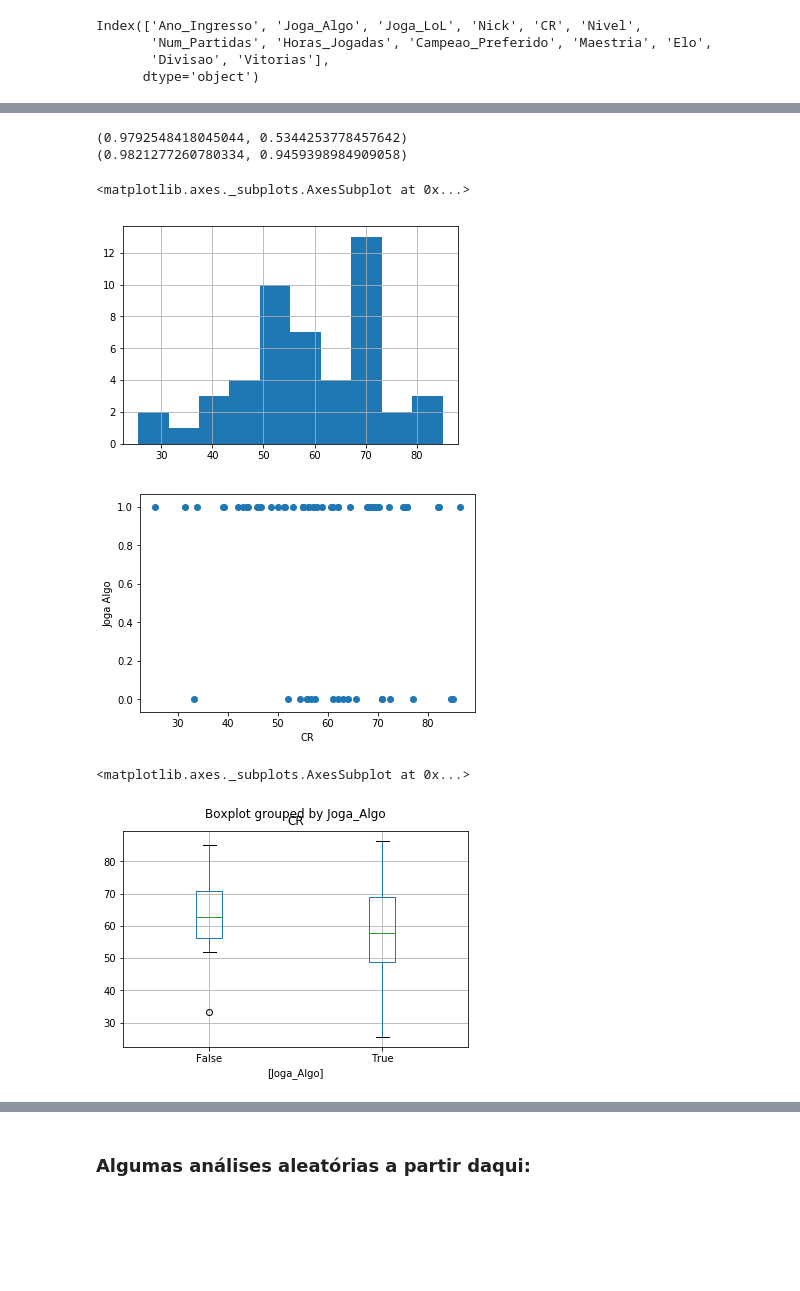
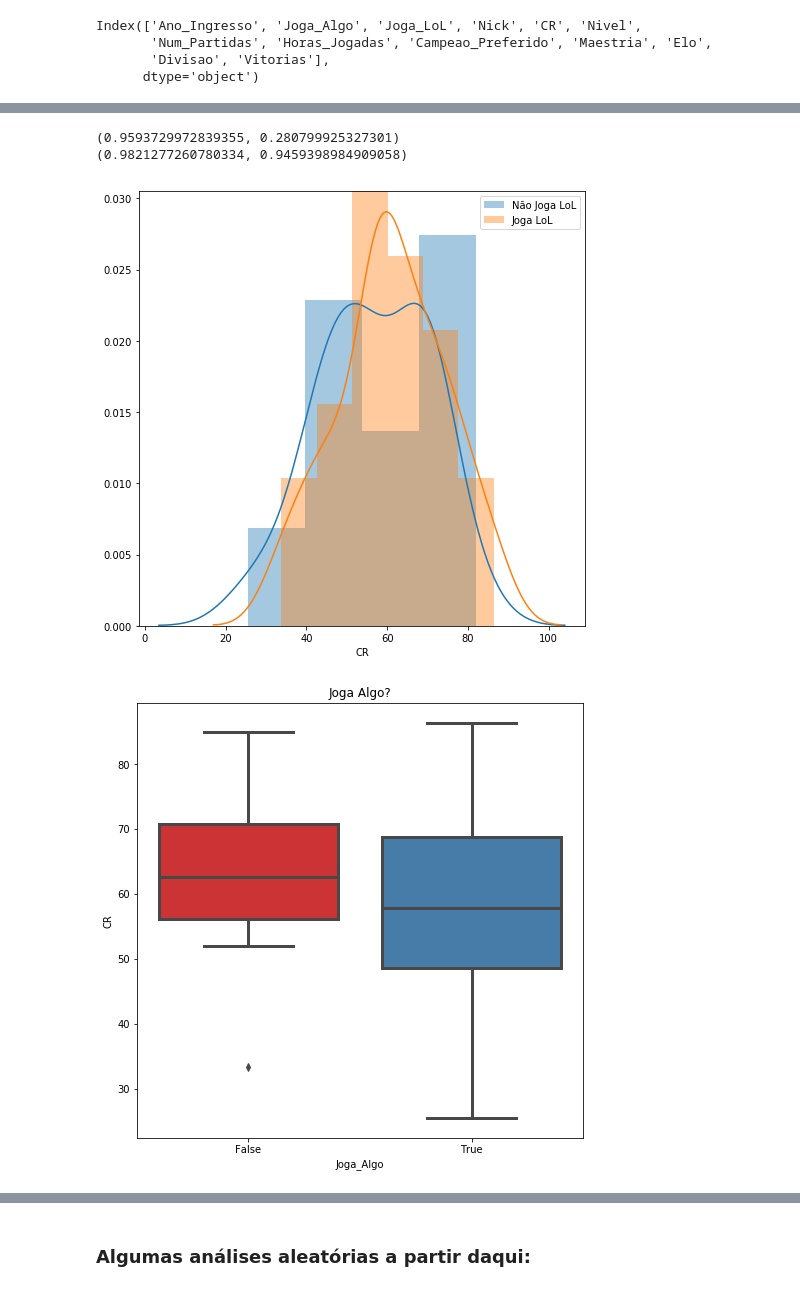
Before and after one commit to mgiovani/TopicosIC, a Jupyter notebook: Em Grupo/Trabalho Intermediário/ExplorandoDados/AnaliseDados.ipynb, the cells around one changed output, grey strips where cells are left out. Cells and saved outputs as stored; diff of their text form; code cells hidden in the pictures; blank space fills up the shorter version.

```diff
--- a/Em Grupo/Trabalho Intermediário/ExplorandoDados/AnaliseDados.ipynb
+++ b/Em Grupo/Trabalho Intermediário/ExplorandoDados/AnaliseDados.ipynb
@@ -134,32 +137,37 @@ categad.boxplot(by='Joga_LoL')
 # %%
 #teste das suposições
 
-print(stats.shapiro(categad.CR.loc[categad.Joga_LoL == False]))
-print(stats.shapiro(categad.CR.loc[categad.Joga_LoL == True]))
+print(stats.shapiro(tabela2.CR.loc[tabela2.Joga_LoL == False]))
+print(stats.shapiro(tabela2.CR.loc[tabela2.Joga_LoL == True]))
 
 #a saída do teste é o valor W e o p-value
 #considera-se que a suposição não é violada quando o p-value é maior que alpha, normalmente 0.05
 
 #pelo histograma, também é possível observar a distribuição dos dados.
-categad.CR.loc[categad.Joga_LoL == False].hist()
+plt.figure(figsize=(8,8))
+sns.distplot(tabela2.CR.loc[tabela2.Joga_LoL == False])
+sns.distplot(tabela2.CR.loc[tabela2.Joga_LoL == True])
+plt.xlabel('CR')
+plt.legend(['Não Joga LoL', 'Joga LoL'])
+plt.show()
 # %% [output]
-(0.9792548418045044, 0.5344253778457642)
+(0.9593729972839355, 0.280799925327301)
 (0.9821277260780334, 0.9459398984909058)
-<matplotlib.axes._subplots.AxesSubplot at 0x...>
-[figure, old version]
+[figure, new version]
 # %%
 # Alunos que não jogam x Alunos que jogam algum tipo de jogo
-plt.scatter( tabela.CR, tabela.Joga_Algo)
-plt.ylabel('Joga Algo')
-plt.xlabel('CR')
-plt.show()
+#plt.scatter( tabela.CR, tabela.Joga_Algo)
+#plt.ylabel('Joga Algo')
+#plt.xlabel('CR')
+#plt.show()
 
 categad = pd.DataFrame(tabela, columns=['CR', 'Joga_Algo'])
-categad.boxplot(by='Joga_Algo')
+plt.figure(figsize=(8,8))
+sns.boxplot(x='Joga_Algo', y='CR', palette="Set1", data=categad, linewidth=3)
+plt.title('Joga Algo?')
+plt.show()
 # %% [output]
-[figure, old version]
+[figure, new version]
-<matplotlib.axes._subplots.AxesSubplot at 0x...>
-[figure, removed]
 # %%
 print(stats.shapiro(categad.CR.loc[categad.Joga_Algo == False]))
 print(stats.shapiro(categad.CR.loc[categad.Joga_Algo == True]))
```
Also changed, not shown: parts of 24 cells of this notebook.
